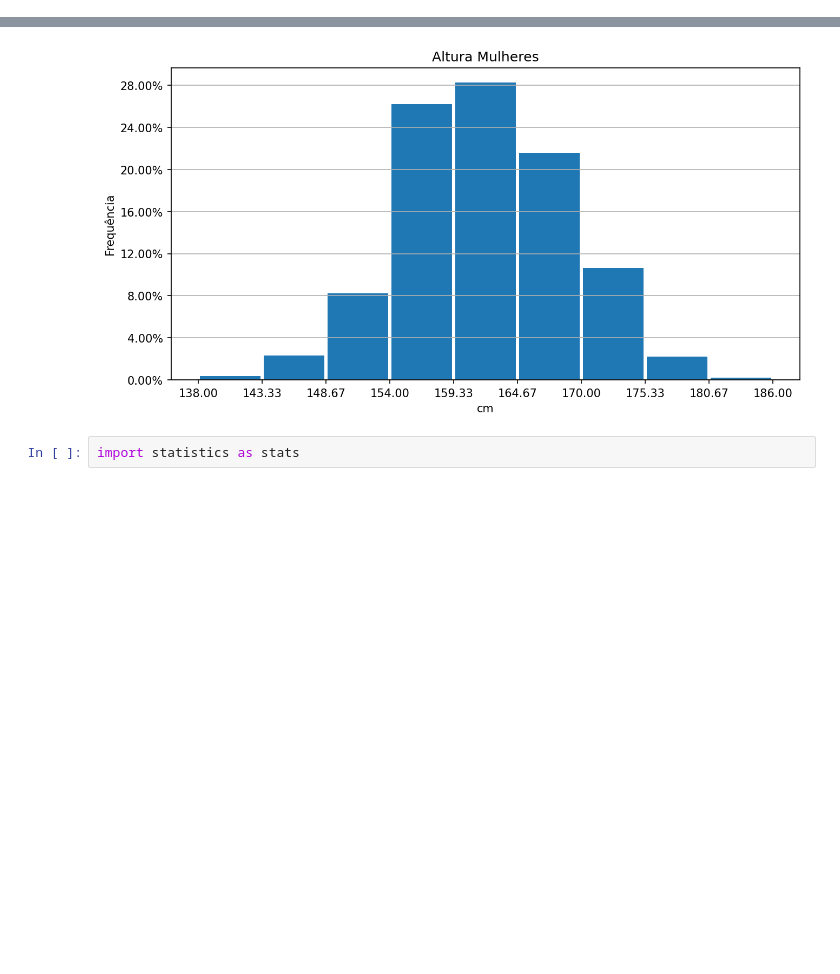
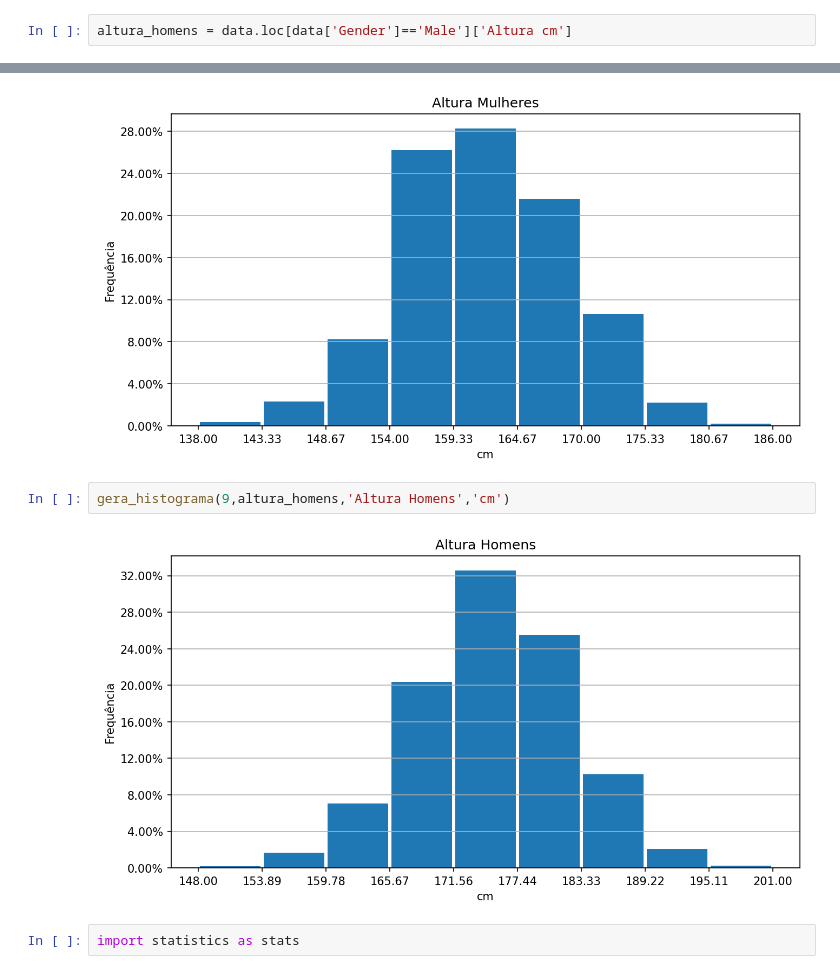
Before and after one commit to phillrog/py-machine-learning, a Jupyter notebook: notebooks/7 - Estatística/04 - Medidas de Dispersão.ipynb, the cells around one changed output, grey strips where cells are left out. Drawn from its saved outputs; the diff is of its cells as text; blank space fills up the shorter version.

```diff
--- a/notebooks/7 - Estatística/04 - Medidas de Dispersão.ipynb
+++ b/notebooks/7 - Estatística/04 - Medidas de Dispersão.ipynb
@@ -74,10 +74,16 @@ data.head()
 | 4 | Male | 69.881796 | 206.349801 | 177.0 |
 # %%
 altura_mulheres = data.loc[data['Gender']=='Female']['Altura cm']
+# %%
+altura_homens = data.loc[data['Gender']=='Male']['Altura cm']
 # %%
 gera_histograma(9,altura_mulheres,'Altura Mulheres','cm')
 # %% [output]
 [figure]
+# %%
+gera_histograma(9,altura_homens,'Altura Homens','cm')
+# %% [output]
+[figure, added]
 # %%
 import statistics as stats
 # %% [markdown]
```
Also changed, not shown: parts of 3 cells of this notebook.
